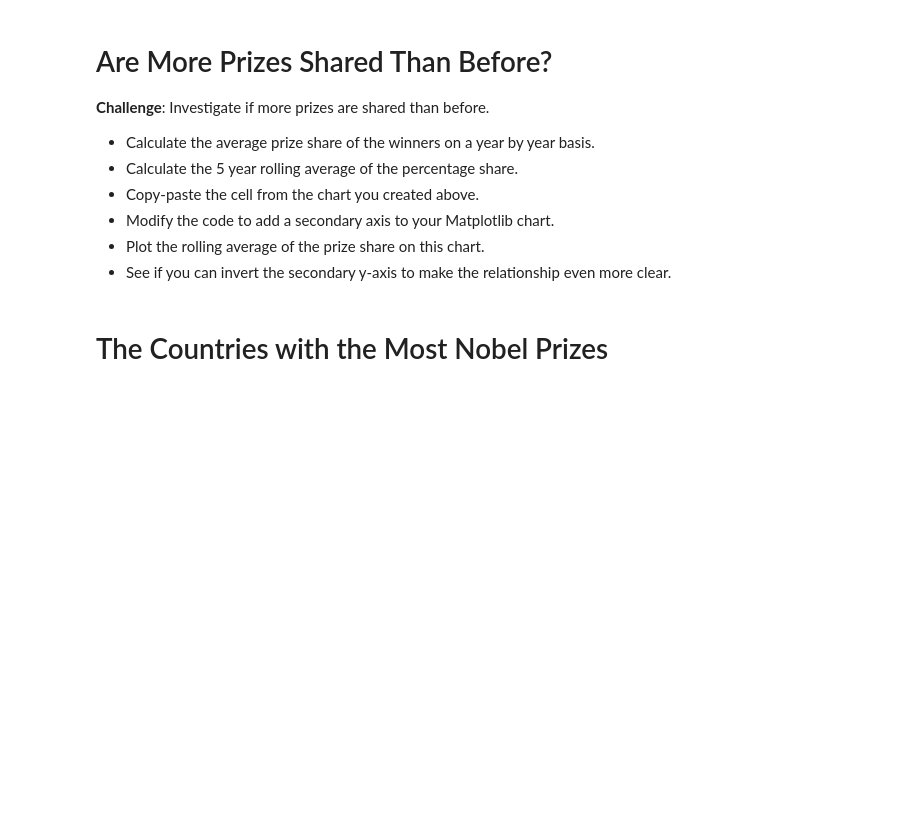
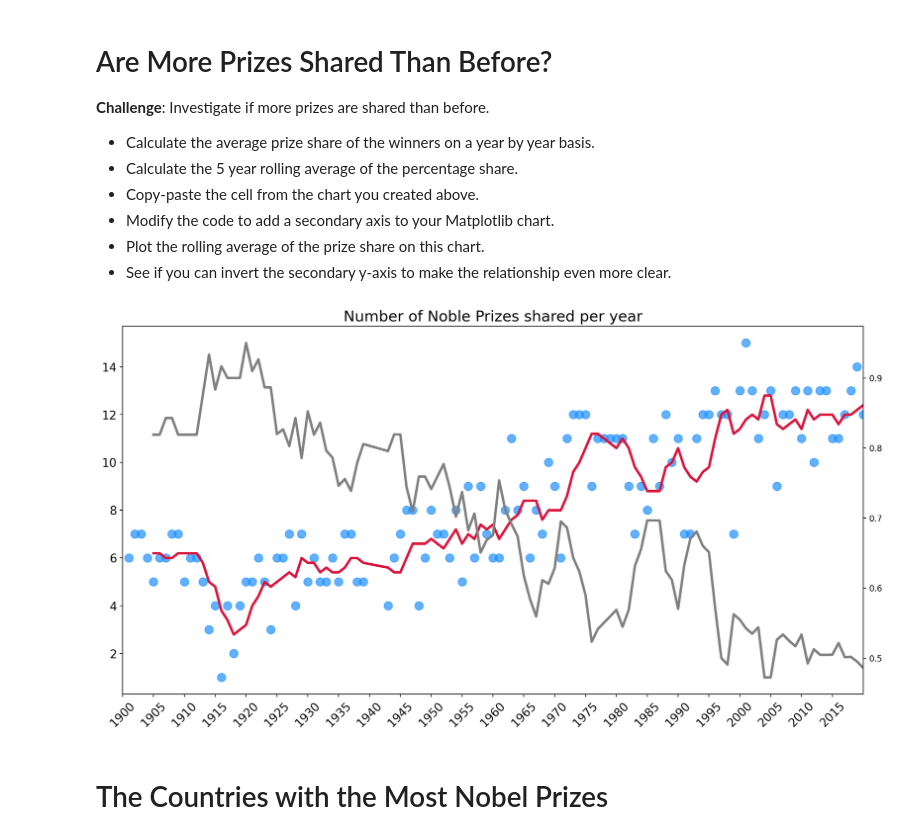
Before and after one commit to LegradiK/nobel_prize_laureates_plotly_matplotlib_seaborn, a Jupyter notebook: Nobel_Prize_Analysis.ipynb, the cells around one changed output. Drawn from its saved outputs; the diff is of its cells as text; code cells hidden in the pictures; blank space fills up the shorter version.

```diff
--- a/Nobel_Prize_Analysis.ipynb
+++ b/Nobel_Prize_Analysis.ipynb
@@ -343,6 +396,41 @@ df_data[df_data.category == 'Economics'].sort_values('year')[:3]
 * Modify the code to add a secondary axis to your Matplotlib chart.
 * Plot the rolling average of the prize share on this chart.
 * See if you can invert the secondary y-axis to make the relationship even more clear.
+# %%
+avg_prize_share_per_year = df_data.groupby('year')['share_pct'].mean()
+avg_prize_share_per_5year = avg_prize_share_per_year.rolling(window=5).mean()
+# %%
+plt.figure(figsize=(16, 8), dpi=200)
+plt.title('Number of Noble Prizes shared per year', fontsize=18)
+plt.yticks(fontsize=14)
+plt.xticks(ticks=np.arange(1900, 2020, step=5),
+           fontsize=14,
+           rotation=45)
+ax1=plt.gca()
+ax1.set_xlim(1900, 2020)
+
+ax1.scatter(x=prize_per_year.index,
+            y=prize_per_year.values,
+            c='dodgerblue',
+            alpha=0.7,
+            s=100
+            )
+ax1.plot(prize_per_year.index,
+         moving_average.values,
+         c='crimson',
+        linewidth=3)
+
+ax2= ax1.twinx()
+
+ax2.plot(prize_per_year.index,
+         avg_prize_share_per_5year.values,
+         c='grey',
+        linewidth=3)
+
+
+plt.show()
+# %% [output]
+[figure, added]
 # %% [markdown]
 # The Countries with the Most Nobel Prizes
 # %% [markdown]
```
Also changed, not shown: parts of 10 cells of this notebook.
